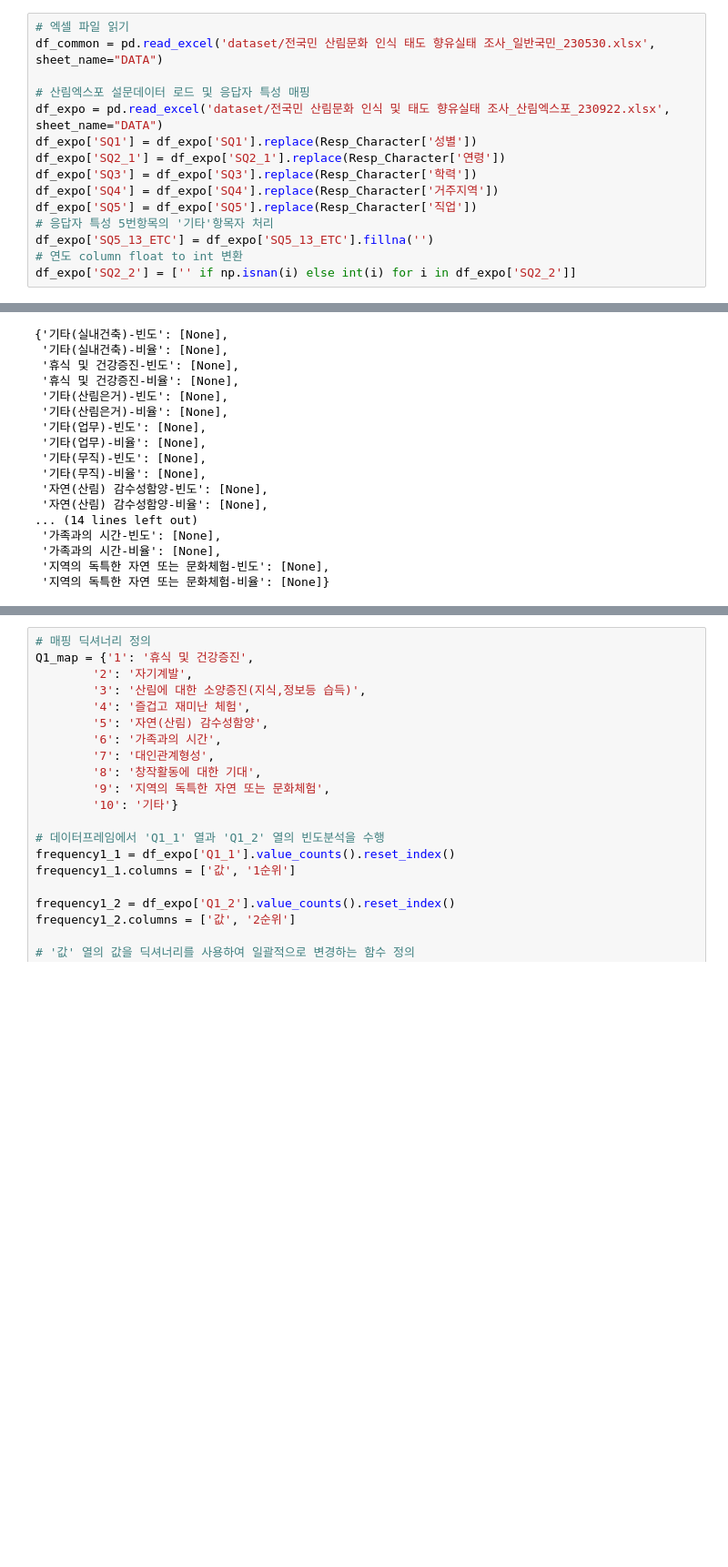
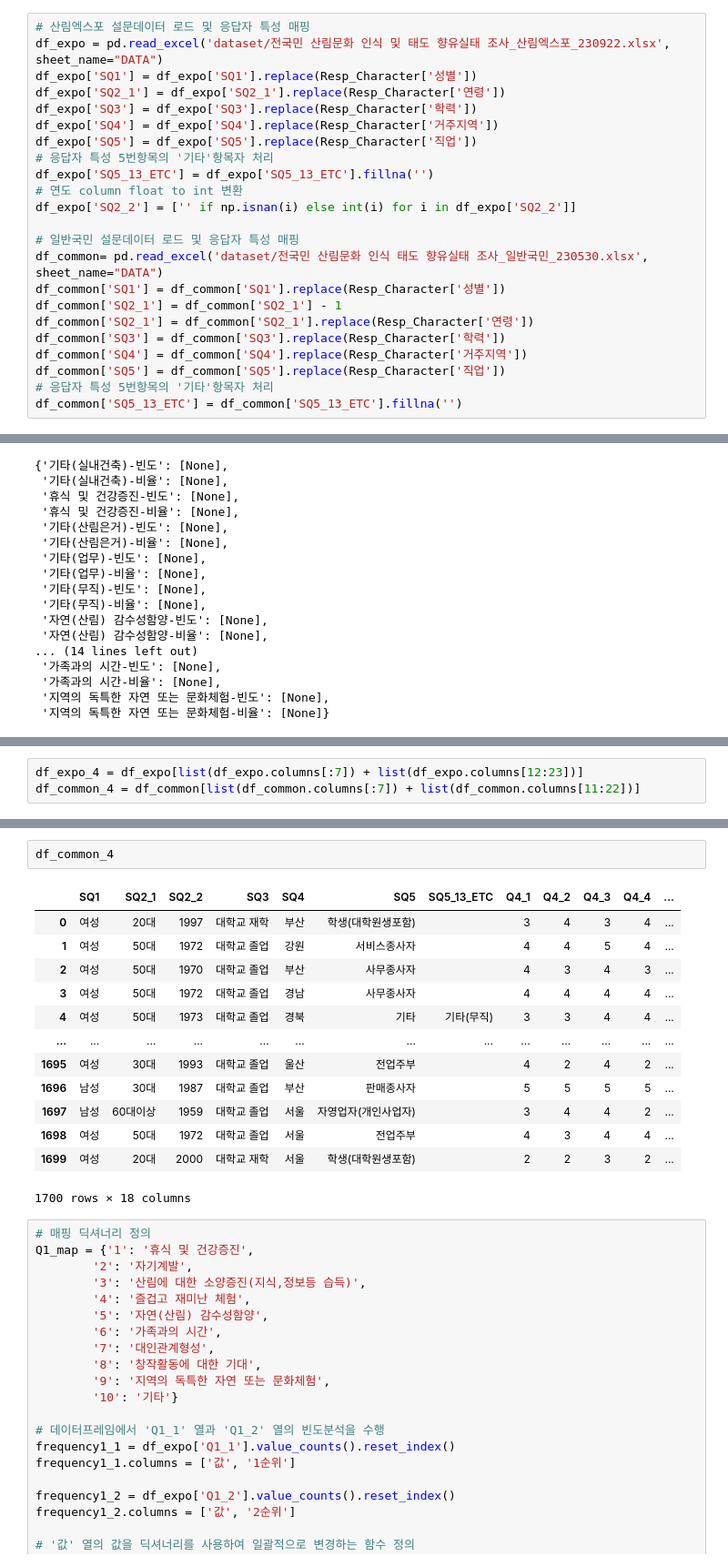
Before and after one commit to DDalaDDula/Card_Consumption_Pattern_Analysis_Dashboard, a Jupyter notebook: analysis_mult.ipynb, the cells around one changed output, grey strips where cells are left out. Shown: that part at 91% size. Drawn from its saved outputs; the diff is of its cells as text; blank space fills up the shorter version.

```diff
--- a/preprocessing_single.ipynb
+++ b/analysis_mult.ipynb
@@ -48,9 +48,6 @@ Resp_Character = {
     '거주지역': {1: '서울', 2: '부산', 3: '대구', 4: '인천', 5: '광주', 6: '대전', 7: '울산', 8: '세종', 9: '경기', 10: '강원', 11: '충북', 12: '충남', 13: '전북', 14: '전남', 15: '경북', 16: '경남', 17: '제주'},
     '직업': {1: '산림임업종사자', 2: '사무종사자', 3: '서비스종사자', 4: '판매종사자', 5: '기술기능종사자', 6: '단순노무종사자', 7: '전문가(교수 포함)', 8: '경영직종사자', 9: '자영업자(개인사업자)', 10: '공무원(교사포함)', 11: '학생(대학원생포함)', 12: '전업주부', 13: '기타'}}
 # %%
-# 엑셀 파일 읽기
-df_common = pd.read_excel('dataset/전국민 산림문화 인식 태도 향유실태 조사_일반국민_230530.xlsx', sheet_name="DATA")
-
 # 산림엑스포 설문데이터 로드 및 응답자 특성 매핑
 df_expo = pd.read_excel('dataset/전국민 산림문화 인식 및 태도 향유실태 조사_산림엑스포_230922.xlsx', sheet_name="DATA")
 df_expo['SQ1'] = df_expo['SQ1'].replace(Resp_Character['성별'])
@@ -62,6 +59,17 @@ df_expo['SQ5'] = df_expo['SQ5'].replace(Resp_Character['직업'])
 df_expo['SQ5_13_ETC'] = df_expo['SQ5_13_ETC'].fillna('')
 # 연도 column float to int 변환
 df_expo['SQ2_2'] = ['' if np.isnan(i) else int(i) for i in df_expo['SQ2_2']]
+
+# 일반국민 설문데이터 로드 및 응답자 특성 매핑
+df_common= pd.read_excel('dataset/전국민 산림문화 인식 태도 향유실태 조사_일반국민_230530.xlsx', sheet_name="DATA")
+df_common['SQ1'] = df_common['SQ1'].replace(Resp_Character['성별'])
+df_common['SQ2_1'] = df_common['SQ2_1'] - 1
+df_common['SQ2_1'] = df_common['SQ2_1'].replace(Resp_Character['연령'])
+df_common['SQ3'] = df_common['SQ3'].replace(Resp_Character['학력'])
+df_common['SQ4'] = df_common['SQ4'].replace(Resp_Character['거주지역'])
+df_common['SQ5'] = df_common['SQ5'].replace(Resp_Character['직업'])
+# 응답자 특성 5번항목의 '기타'항목자 처리
+df_common['SQ5_13_ETC'] = df_common['SQ5_13_ETC'].fillna('')
 # %%
 pd.read_excel('dataset/전국민 산림문화 인식 및 태도 향유실태 조사_산림엑스포_230922.xlsx', sheet_name="변수가이드")['문항'].tolist()[75:84]
 # %% [output]
@@ -109,0 +118,3 @@ Q2
+# %%
+df_expo_4 = df_expo[list(df_expo.columns[:7]) + list(df_expo.columns[12:23])]
+df_common_4 = df_common[list(df_common.columns[:7]) + list(df_common.columns[11:22])]
@@ -110,3 +176,19 @@ Q2
+# %%
+df_common_4
+# %% [output]
+|  | SQ1 | SQ2_1 | SQ2_2 | SQ3 | SQ4 | SQ5 | SQ5_13_ETC | Q4_1 | Q4_2 | Q4_3 | Q4_4 | ... |
+| 0 | 여성 | 20대 | 1997 | 대학교 재학 | 부산 | 학생(대학원생포함) |  | 3 | 4 | 3 | 4 | ... |
+| 1 | 여성 | 50대 | 1972 | 대학교 졸업 | 강원 | 서비스종사자 |  | 4 | 4 | 5 | 4 | ... |
+| 2 | 여성 | 50대 | 1970 | 대학교 졸업 | 부산 | 사무종사자 |  | 4 | 3 | 4 | 3 | ... |
+| 3 | 여성 | 50대 | 1972 | 대학교 졸업 | 경남 | 사무종사자 |  | 4 | 4 | 4 | 4 | ... |
+| 4 | 여성 | 50대 | 1973 | 대학교 졸업 | 경북 | 기타 | 기타(무직) | 3 | 3 | 4 | 4 | ... |
+| ... | ... | ... | ... | ... | ... | ... | ... | ... | ... | ... | ... | ... |
+| 1695 | 여성 | 30대 | 1993 | 대학교 졸업 | 울산 | 전업주부 |  | 4 | 2 | 4 | 2 | ... |
+| 1696 | 남성 | 30대 | 1987 | 대학교 졸업 | 부산 | 판매종사자 |  | 5 | 5 | 5 | 5 | ... |
+| 1697 | 남성 | 60대이상 | 1959 | 대학교 졸업 | 서울 | 자영업자(개인사업자) |  | 3 | 4 | 4 | 2 | ... |
+| 1698 | 여성 | 50대 | 1972 | 대학교 졸업 | 서울 | 전업주부 |  | 4 | 3 | 4 | 4 | ... |
+| 1699 | 여성 | 20대 | 2000 | 대학교 재학 | 서울 | 학생(대학원생포함) |  | 2 | 2 | 3 | 2 | ... |
+1700 rows × 18 columns
 # %%
 # 매핑 딕셔너리 정의
 Q1_map = {'1': '휴식 및 건강증진',
```
Also changed, not shown: parts of 8 cells of this notebook, 2 other files.
